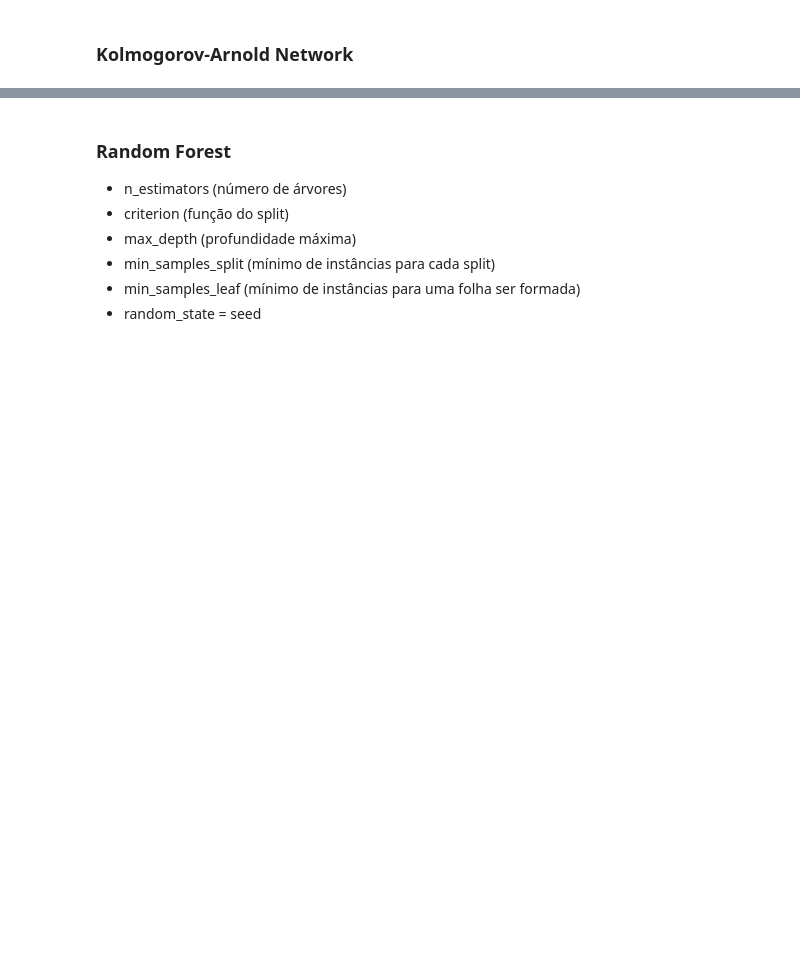
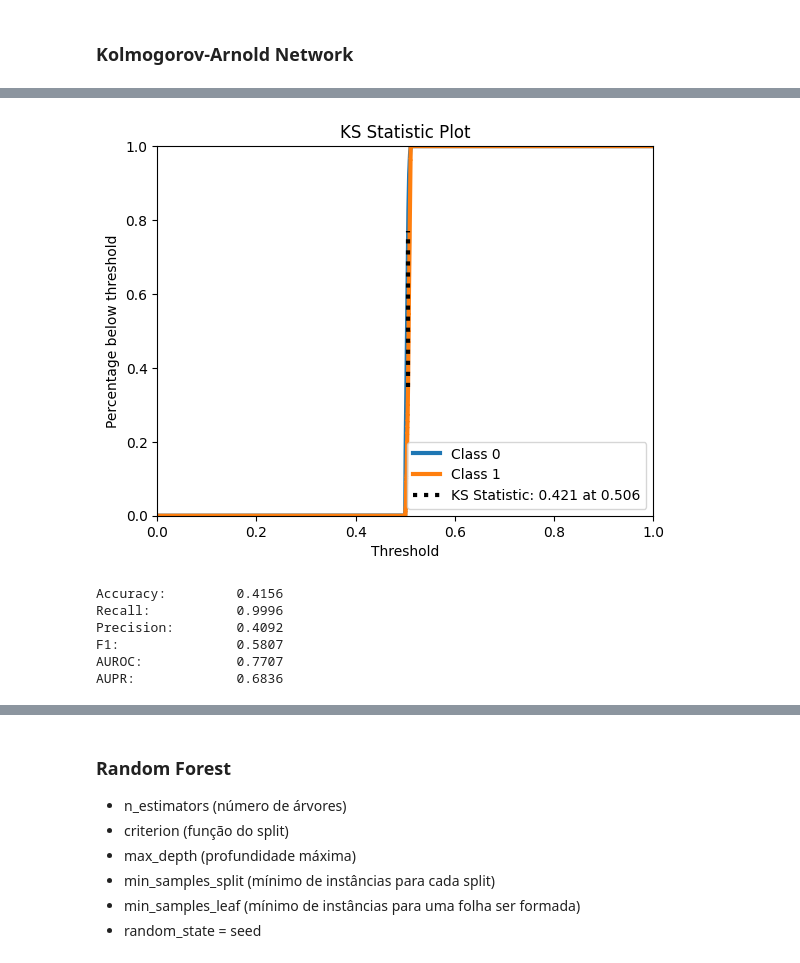
Before and after one commit to pedrobslima/redes_neurais, a Jupyter notebook: projeto_rn.ipynb, the cells around one changed output, grey strips where cells are left out. Saved outputs shown, nothing was run; the diff lists cells and outputs as text; code cells hidden in the pictures; blank space fills up the shorter version.

```diff
--- a/projeto_rn.ipynb
+++ b/projeto_rn.ipynb
@@ -1547,0 +1722,17 @@ kanet = kanet.fit(X_train3, y_train3)
+# %%
+y_pred = kanet.predict(train_input)
+y_pred_proba = kanet.predict_proba(train_input)
+
+# só to fazendo assim dessa vez pq treinei a kanet com a fórmula errada do f1 score. Mas se for reiniciar o ambiente e treiná-la dnv, use as métricas armazenadas direto
+_, _, _, kan_f1, kan_auroc, kan_aupr = compute_performance_metrics(train_label, y_pred, y_pred_proba)
+
+print_metrics_summary(kanet.results['train_acc'][-1], kanet.results['train_recall'][-1],
+                      kanet.results['train_prec'][-1], kan_f1, kan_auroc, kan_aupr)
+# %% [output]
+[figure, added]
+Accuracy:         0.4156
+Recall:           0.9996
+Precision:        0.4092
+F1:               0.5807
+AUROC:            0.7707
+AUPR:             0.6836
```
Also changed, not shown: parts of 92 cells of this notebook, 2 other files.
